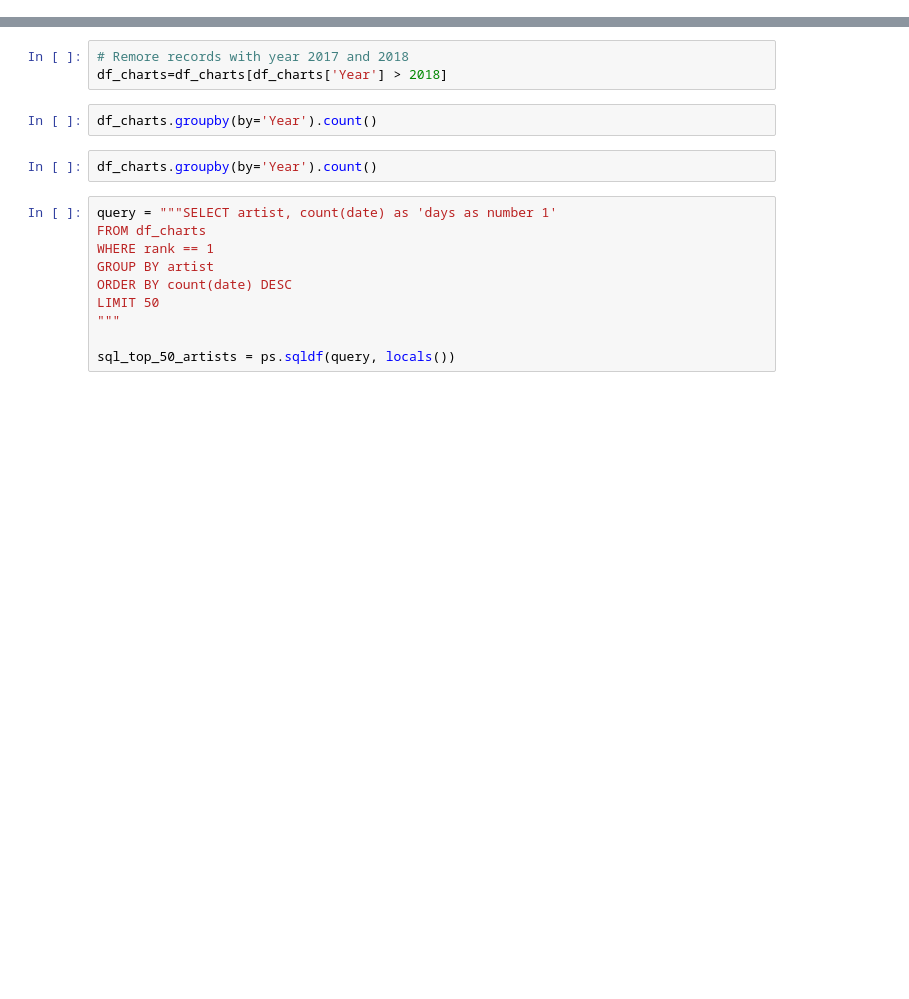
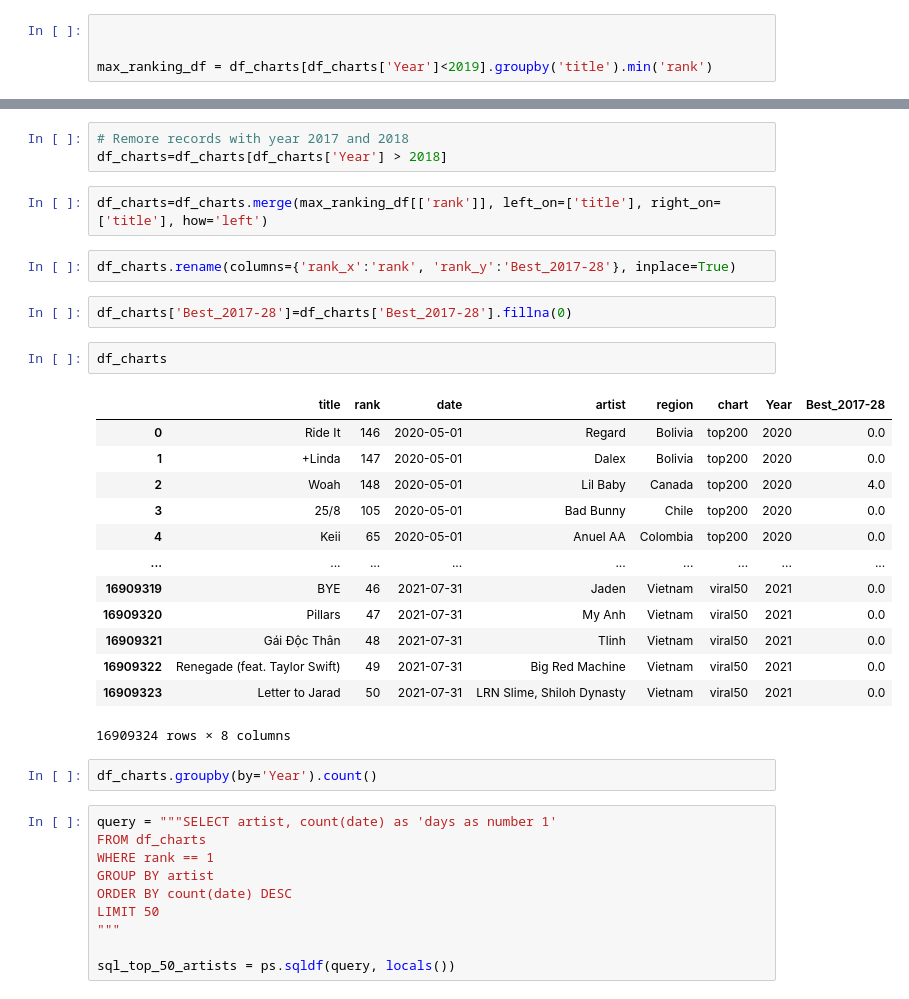
Before and after one commit to Joseph-Willem-Ricci/5450-final-project, a Jupyter notebook: CIS5450_Project.ipynb, the cells around one changed output, grey strips where cells are left out. Cells and saved outputs as stored; diff of their text form; blank space fills up the shorter version.

Commit message:
Added best of 2017-2018 to charts_df

```diff
--- a/CIS5450_Project.ipynb
+++ b/CIS5450_Project.ipynb
@@ -145,0 +155,4 @@ df_charts.groupby(by='Year').count()
+# %%
+
+
+max_ranking_df = df_charts[df_charts['Year']<2019].groupby('title').min('rank')
@@ -146,8 +176,28 @@ df_charts.groupby(by='Year').count()
 # %%
 # Remore records with year 2017 and 2018
 df_charts=df_charts[df_charts['Year'] > 2018]
-# %%
-df_charts.groupby(by='Year').count()
+# %%
+df_charts=df_charts.merge(max_ranking_df[['rank']], left_on=['title'], right_on=['title'], how='left')
+# %%
+df_charts.rename(columns={'rank_x':'rank', 'rank_y':'Best_2017-28'}, inplace=True)
+# %%
+df_charts['Best_2017-28']=df_charts['Best_2017-28'].fillna(0)
+# %%
+df_charts
+# %% [output]
+|  | title | rank | date | artist | region | chart | Year | Best_2017-28 |
+| 0 | Ride It | 146 | 2020-05-01 | Regard | Bolivia | top200 | 2020 | 0.0 |
+| 1 | +Linda | 147 | 2020-05-01 | Dalex | Bolivia | top200 | 2020 | 0.0 |
+| 2 | Woah | 148 | 2020-05-01 | Lil Baby | Canada | top200 | 2020 | 4.0 |
+| 3 | 25/8 | 105 | 2020-05-01 | Bad Bunny | Chile | top200 | 2020 | 0.0 |
+| 4 | Keii | 65 | 2020-05-01 | Anuel AA | Colombia | top200 | 2020 | 0.0 |
+| ... | ... | ... | ... | ... | ... | ... | ... | ... |
+| 16909319 | BYE | 46 | 2021-07-31 | Jaden | Vietnam | viral50 | 2021 | 0.0 |
+| 16909320 | Pillars | 47 | 2021-07-31 | My Anh | Vietnam | viral50 | 2021 | 0.0 |
+| 16909321 | Gái Độc Thân | 48 | 2021-07-31 | Tlinh | Vietnam | viral50 | 2021 | 0.0 |
+| 16909322 | Renegade (feat. Taylor Swift) | 49 | 2021-07-31 | Big Red Machine | Vietnam | viral50 | 2021 | 0.0 |
+| 16909323 | Letter to Jarad | 50 | 2021-07-31 | LRN Slime, Shiloh Dynasty | Vietnam | viral50 | 2021 | 0.0 |
+16909324 rows × 8 columns
 # %%
 df_charts.groupby(by='Year').count()
 # %%
```
Also changed, not shown: parts of 37 cells of this notebook.
